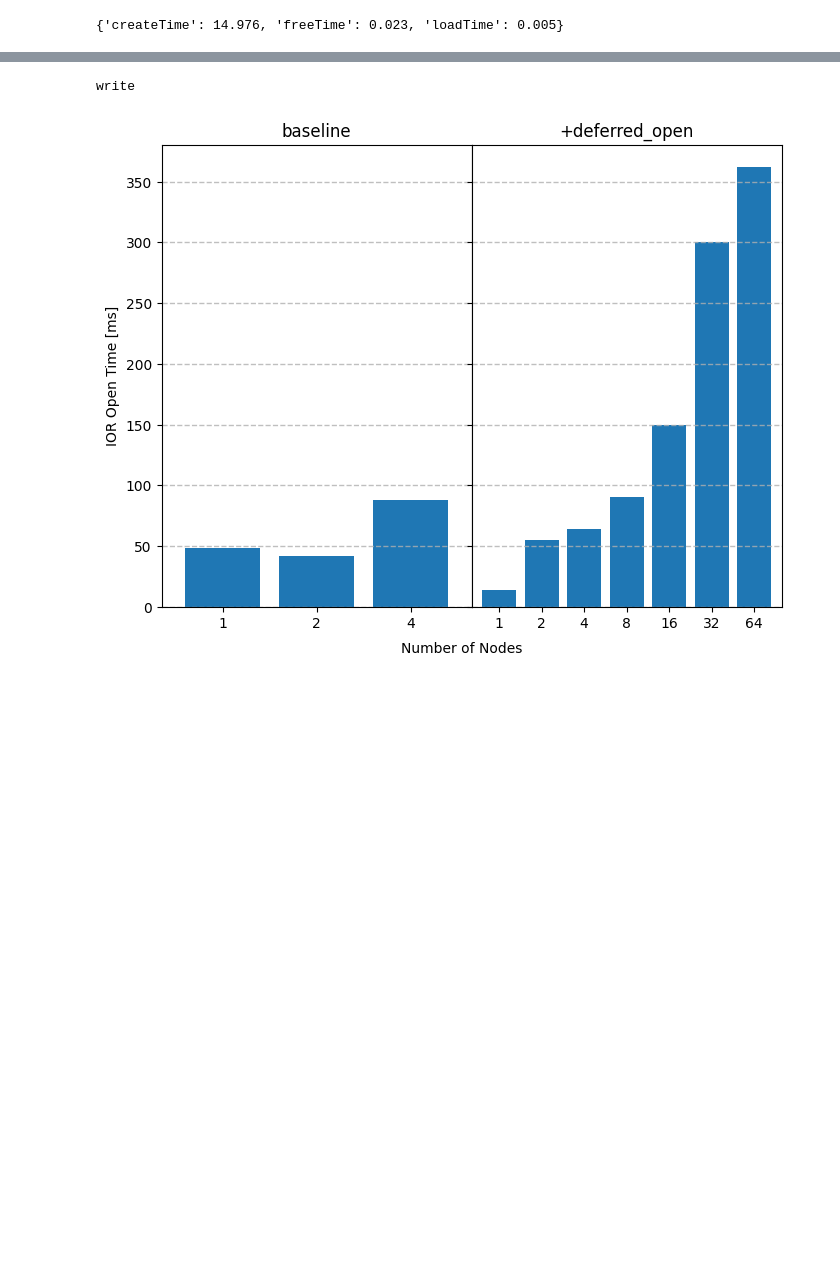
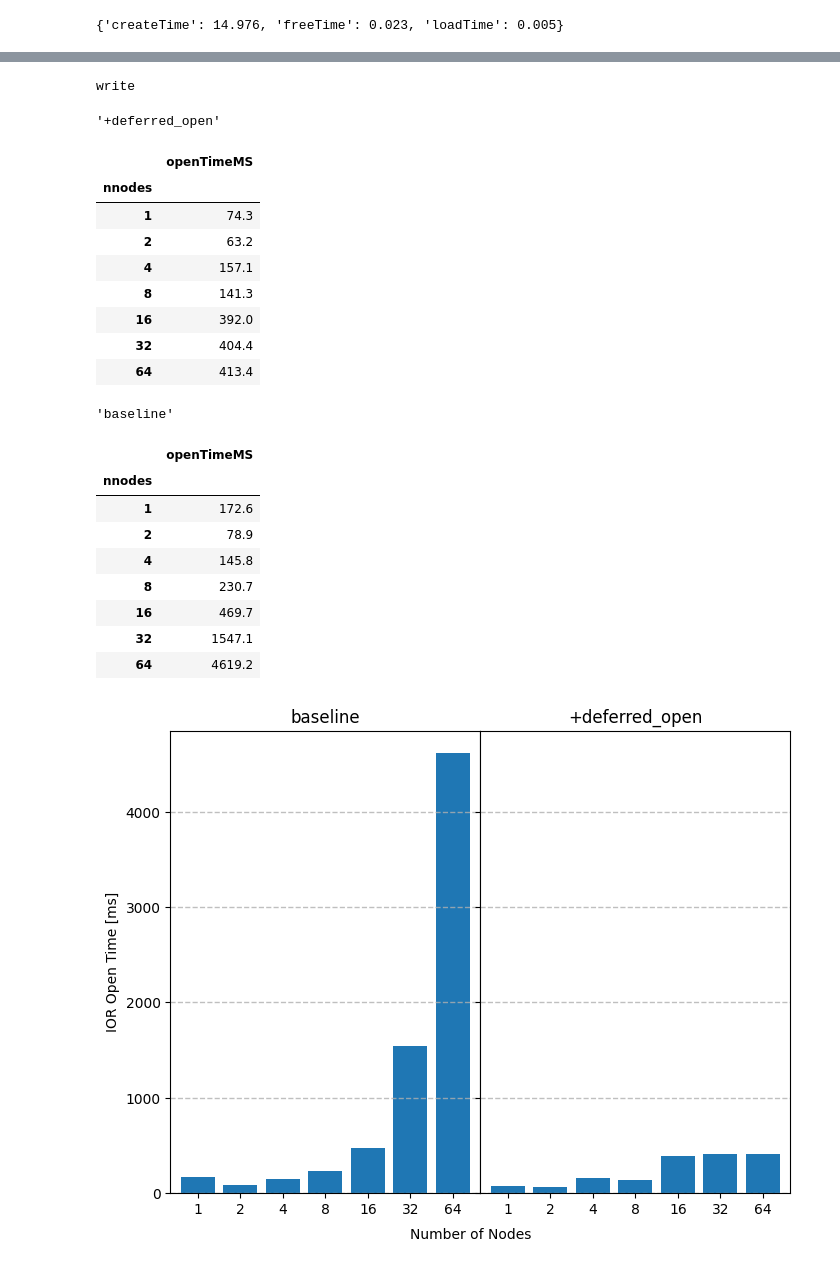
Before and after one commit to tsukuba-hpcs/mpiio-pmembb, a Jupyter notebook: src/ior/ior.ipynb, the cells around one changed output, grey strips where cells are left out. Drawn from its saved outputs; the diff is of its cells as text; code cells hidden in the pictures; blank space fills up the shorter version.

```diff
--- a/src/ior/ior.ipynb
+++ b/src/ior/ior.ipynb
@@ -93,9 +93,12 @@ job_group = (
     ("ior-pmembb/2024.01.23-15.20.41-default", {}),
     ("ior-pmembb/2024.01.23-15.22.18-default", {}),
     ("ior-pmembb/2024.01.24-12.44.18-default", {}), # remain 100 node job
-    ("ior-pmembb/2024.01.24-13.37.36-no-deferred-open", {}),
-    ("ior-pmembb/2024.01.24-13.38.12-no-deferred-open", {}),
-    # ("", {}),
+
+    # ("ior-pmembb/2024.01.24-13.37.36-no-deferred-open", {}),
+    # ("ior-pmembb/2024.01.24-13.38.12-no-deferred-open", {}),
+    # ("ior-pmembb/2024.01.24-15.43.39-no-deferred-open-1M", {}),
+    ("ior-pmembb/2024.01.26-18.12.56-default-open-eval", {}),
+    ("ior-pmembb/2024.01.26-18.14.06-default-open-eval", {}),
 )
 
 def job_dirs(job_group_dir: str):
@@ -163,7 +166,7 @@ for job_group_dir,metadata in job_group:
             except FileNotFoundError as e:
                 print(e)
             except Exception as e:
-                print(f'{job_dir}, {e}')
+                print(f'{summary_file}, {e}')
 
 df_src = (
     pd.DataFrame(src)
@@ -254,7 +252,7 @@ pd.set_option('display.max_columns', None)
 # %%
 df = df_src
 same_setting_columns = [
-    "spack_env_name", "nnodes", "access", "reorder", "label", "transferSize"]
+    "spack_env_name", "nnodes", "access", "reorder", "label", "transferSize", "lustre_stripe_count"]
 same_setting_grouper = df.groupby(same_setting_columns)
 
 # pd.set_option('display.max_rows', None)
@@ -282,6 +307,7 @@ env_to_label = {
   "mpiio-pmembb-deferred-open": "+deferred_open",
   "mpiio-pmembb-agg-read": "baseline",
   "mpiio-pmembb-no-optim": "baseline",
+  "mpiio-pmembb-profile": "+deferred_open"
 }
 
 time_columns = ["openTime", "wrRdTime", "closeTime", "totalTime", "createTime", "loadTime", "saveTime", "freeTime"]
@@ -289,10 +315,11 @@ time_columns = ["openTime", "wrRdTime", "closeTime", "totalTime", "createTime",
 df = (
     same_setting_grouper
     [time_columns]
-    .min()
+    .max()
     .reset_index()
     .assign(transferSizeH=lambda x: x["transferSize"].apply(pretty_fmt))
     .assign(optim=lambda x: x["spack_env_name"].apply(lambda y: env_to_label[y]))
+    .query(f"lustre_stripe_count != 1")
     .query(f"not (access == 'read' and reorder == True and nnodes == 1) and not (access == 'read' and reorder == False) and transferSize == {2**20} and nnodes <= 64")
     .fillna(0.)
 )
@@ -323,7 +350,7 @@ for (access, ), df_access in df.groupby(["access"]):
             [time_values]
             # .loc[["baseline", "+deferred_open"], :]
         )
-        # display(df_plot)
+        display(optim, df_plot)
 
         # fig = plt.figure(figsize=(8, 6), dpi=100)
         # fig.patch.set_alpha(1)
@@ -359,5 +404,25 @@ read
-write
+write
+'+deferred_open'
+|  | openTimeMS |
+| nnodes |  |
+| 1 | 74.3 |
+| 2 | 63.2 |
+| 4 | 157.1 |
+| 8 | 141.3 |
+| 16 | 392.0 |
+| 32 | 404.4 |
+| 64 | 413.4 |
+'baseline'
+|  | openTimeMS |
+| nnodes |  |
+| 1 | 172.6 |
+| 2 | 78.9 |
+| 4 | 145.8 |
+| 8 | 230.7 |
+| 16 | 469.7 |
+| 32 | 1547.1 |
+| 64 | 4619.2 |
-[figure, old version]
+[figure, new version]
 # %%
 df = (
     same_setting_grouper["bwGB"].max()
```
Also changed, not shown: parts of 7 cells of this notebook, 31 other files.
